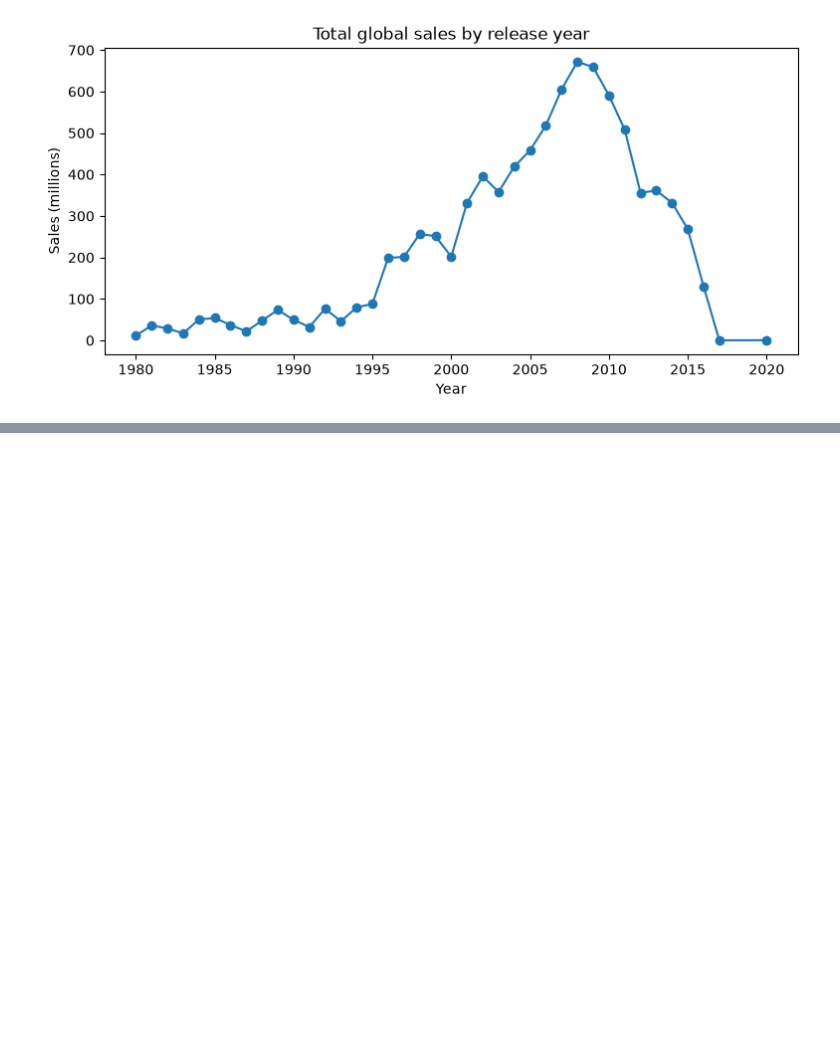
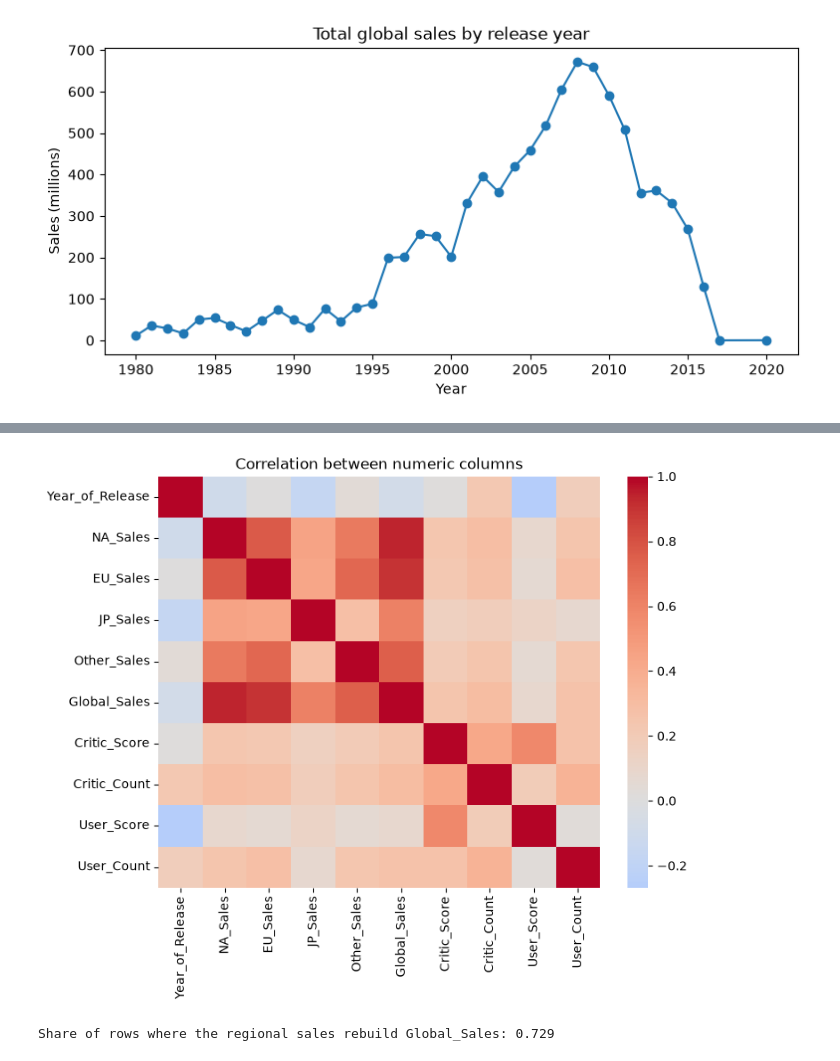
Before and after one commit to abinhyanmikha/Project-I, a Jupyter notebook: data1.ipynb, the cells around one changed output, grey strips where cells are left out. Drawn from its saved outputs; the diff is of its cells as text; code cells hidden in the pictures; blank space fills up the shorter version.

Commit message:
correlation analysis

```diff
--- a/data1.ipynb
+++ b/data1.ipynb
@@ -428,0 +433,15 @@ plt.show()
+# %%
+num_cols = ["Year_of_Release", "NA_Sales", "EU_Sales", "JP_Sales", "Other_Sales",
+            "Global_Sales", "Critic_Score", "Critic_Count", "User_Score", "User_Count"]
+plt.figure(figsize=(8, 6))
+sns.heatmap(df[num_cols].corr(), cmap="coolwarm", center=0)
+plt.title("Correlation between numeric columns")
+plt.show()
+
+# Global_Sales is the sum of the four regional columns, so they leak the target
+regional = df[["NA_Sales", "EU_Sales", "JP_Sales", "Other_Sales"]].sum(axis=1)
+print("Share of rows where the regional sales rebuild Global_Sales:",
+      round((regional.round(2) == df["Global_Sales"].round(2)).mean(), 3))
+# %% [output]
+[figure, added]
+Share of rows where the regional sales rebuild Global_Sales: 0.729
```
Also changed, not shown: parts of 4 cells of this notebook.
